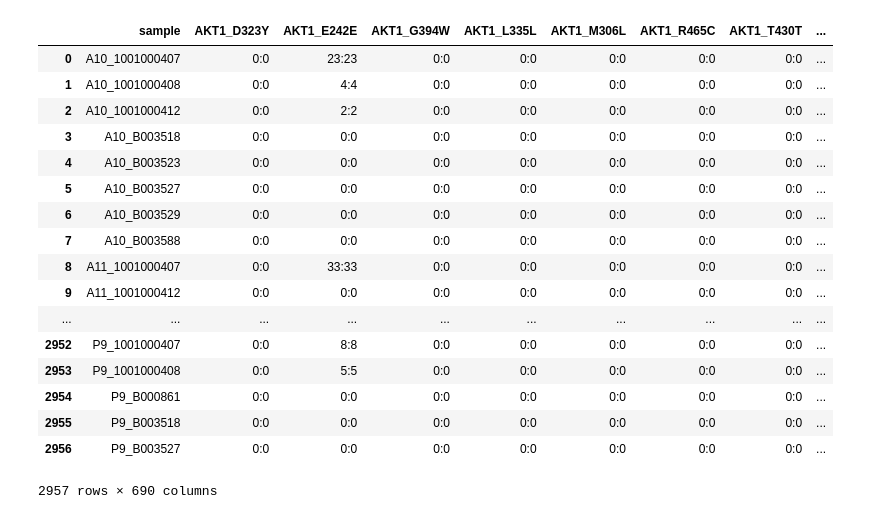
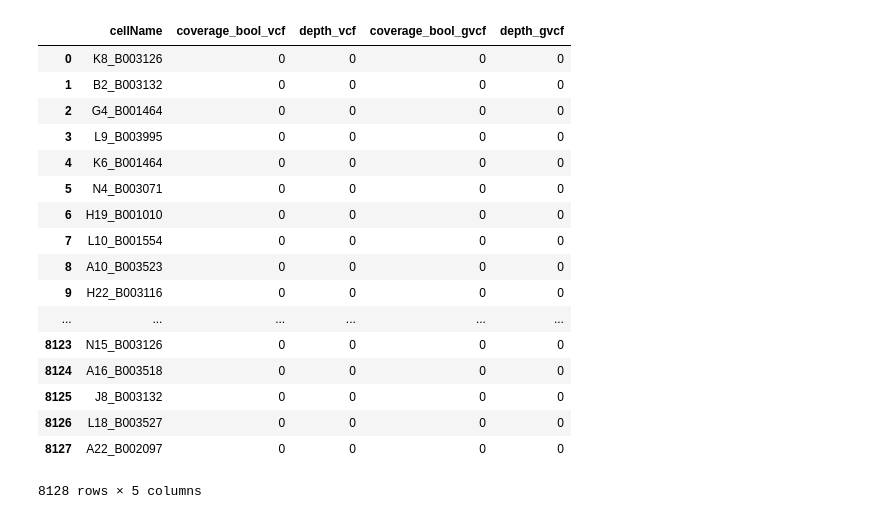
Before and after one commit to lincoln-harris/process_new_cells, a Jupyter notebook: validation_tables/scratch.ipynb, the cells around one changed output. Drawn from its saved outputs; the diff is of its cells as text; code cells hidden in the pictures.

```diff
--- a/validation_tables/scratch.ipynb
+++ b/validation_tables/scratch.ipynb
@@ -4,24 +107,23 @@ import os
 # %%
-# just lookin around here
-    # this is promising
-coverage_run_old = pd.read_csv('/Users/lincoln.harris/Desktop/coverage_run_all.csv')
-coverage_run_old
+# maybe i should just be using these guys
+test_gvcf_loci = pd.read_csv('/Users/lincoln.harris/Desktop/ALK_A1251D_coverageByCell.csv')
+test_gvcf_loci
 # %% [output]
-|  | sample | AKT1_D323Y | AKT1_E242E | AKT1_G394W | AKT1_L335L | AKT1_M306L | AKT1_R465C | AKT1_T430T | ... |
-| 0 | A10_1001000407 | 0:0 | 23:23 | 0:0 | 0:0 | 0:0 | 0:0 | 0:0 | ... |
-| 1 | A10_1001000408 | 0:0 | 4:4 | 0:0 | 0:0 | 0:0 | 0:0 | 0:0 | ... |
-| 2 | A10_1001000412 | 0:0 | 2:2 | 0:0 | 0:0 | 0:0 | 0:0 | 0:0 | ... |
-| 3 | A10_B003518 | 0:0 | 0:0 | 0:0 | 0:0 | 0:0 | 0:0 | 0:0 | ... |
-| 4 | A10_B003523 | 0:0 | 0:0 | 0:0 | 0:0 | 0:0 | 0:0 | 0:0 | ... |
-| 5 | A10_B003527 | 0:0 | 0:0 | 0:0 | 0:0 | 0:0 | 0:0 | 0:0 | ... |
-| 6 | A10_B003529 | 0:0 | 0:0 | 0:0 | 0:0 | 0:0 | 0:0 | 0:0 | ... |
-| 7 | A10_B003588 | 0:0 | 0:0 | 0:0 | 0:0 | 0:0 | 0:0 | 0:0 | ... |
-| 8 | A11_1001000407 | 0:0 | 33:33 | 0:0 | 0:0 | 0:0 | 0:0 | 0:0 | ... |
-| 9 | A11_1001000412 | 0:0 | 0:0 | 0:0 | 0:0 | 0:0 | 0:0 | 0:0 | ... |
-| ... | ... | ... | ... | ... | ... | ... | ... | ... | ... |
-| 2952 | P9_1001000407 | 0:0 | 8:8 | 0:0 | 0:0 | 0:0 | 0:0 | 0:0 | ... |
-| 2953 | P9_1001000408 | 0:0 | 5:5 | 0:0 | 0:0 | 0:0 | 0:0 | 0:0 | ... |
-| 2954 | P9_B000861 | 0:0 | 0:0 | 0:0 | 0:0 | 0:0 | 0:0 | 0:0 | ... |
-| 2955 | P9_B003518 | 0:0 | 0:0 | 0:0 | 0:0 | 0:0 | 0:0 | 0:0 | ... |
-| 2956 | P9_B003527 | 0:0 | 0:0 | 0:0 | 0:0 | 0:0 | 0:0 | 0:0 | ... |
+|  | cellName | coverage_bool_vcf | depth_vcf | coverage_bool_gvcf | depth_gvcf |
+| 0 | K8_B003126 | 0 | 0 | 0 | 0 |
+| 1 | B2_B003132 | 0 | 0 | 0 | 0 |
+| 2 | G4_B001464 | 0 | 0 | 0 | 0 |
+| 3 | L9_B003995 | 0 | 0 | 0 | 0 |
+| 4 | K6_B001464 | 0 | 0 | 0 | 0 |
+| 5 | N4_B003071 | 0 | 0 | 0 | 0 |
+| 6 | H19_B001010 | 0 | 0 | 0 | 0 |
+| 7 | L10_B001554 | 0 | 0 | 0 | 0 |
+| 8 | A10_B003523 | 0 | 0 | 0 | 0 |
+| 9 | H22_B003116 | 0 | 0 | 0 | 0 |
+| ... | ... | ... | ... | ... | ... |
+| 8123 | N15_B003126 | 0 | 0 | 0 | 0 |
+| 8124 | A16_B003518 | 0 | 0 | 0 | 0 |
+| 8125 | J8_B003132 | 0 | 0 | 0 | 0 |
+| 8126 | L18_B003527 | 0 | 0 | 0 | 0 |
+| 8127 | A22_B002097 | 0 | 0 | 0 | 0 |
-2957 rows × 690 columns
+8128 rows × 5 columns
```
Also changed, not shown: parts of 29 cells of this notebook, 2 other files.
